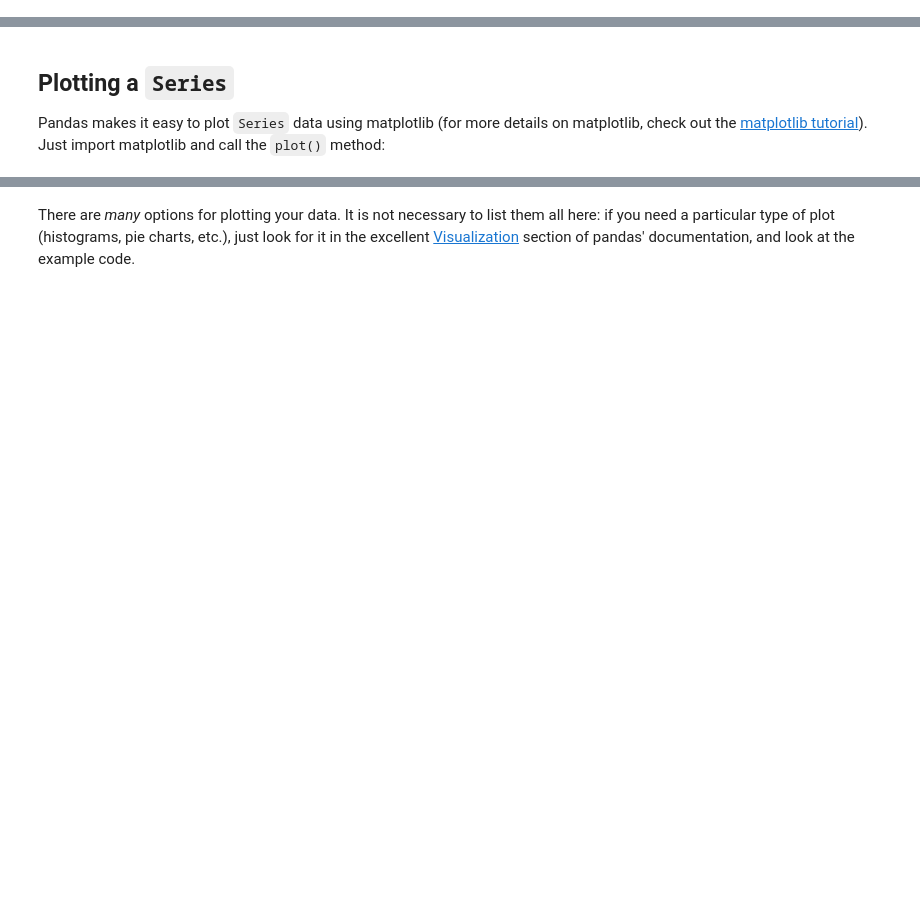
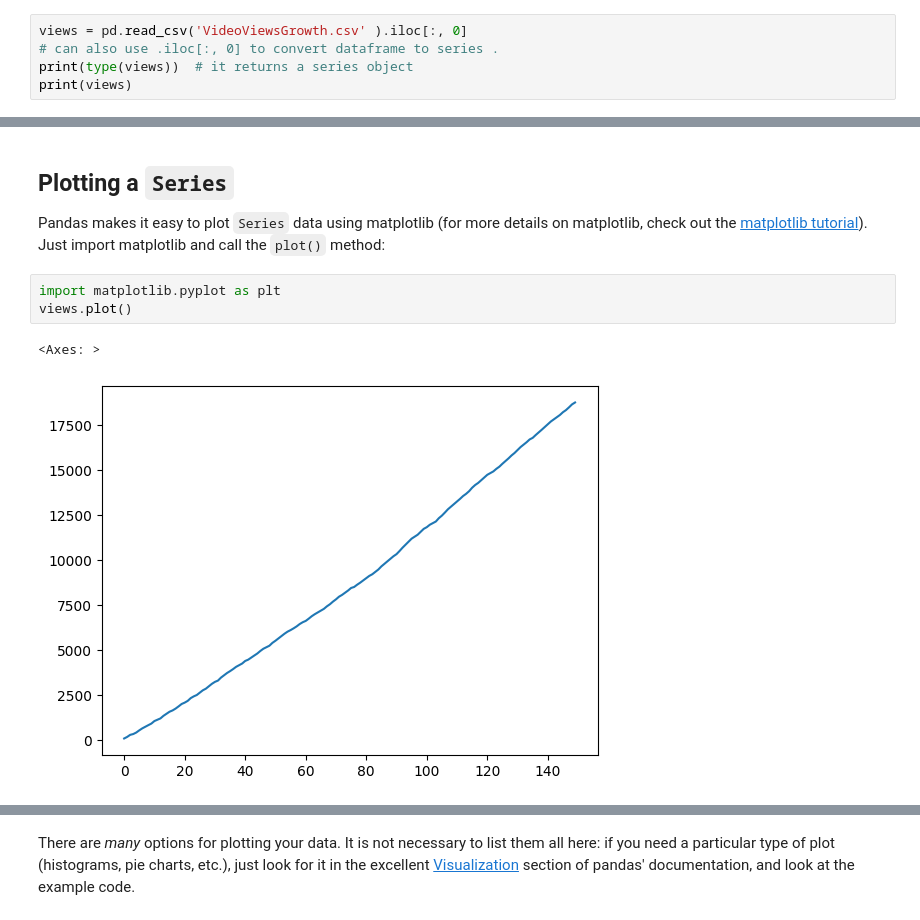
Before and after one commit to DevRitesh08/0.-Preparatory-Topics-for-ML, a Jupyter notebook: Pandas/tools_pandas.ipynb, the cells around one changed output, grey strips where cells are left out. Drawn from its saved outputs; the diff is of its cells as text; blank space fills up the shorter version.

```diff
--- a/Pandas/tools_pandas.ipynb
+++ b/Pandas/tools_pandas.ipynb
@@ -355,0 +399,5 @@ dtype: int64
+# %%
+views = pd.read_csv('VideoViewsGrowth.csv' ).iloc[:, 0]
+# can also use .iloc[:, 0] to convert dataframe to series .
+print(type(views))  # it returns a series object
+print(views)
@@ -356,3 +1190,9 @@ dtype: int64
 # %% [markdown]
 ## Plotting a `Series`
 Pandas makes it easy to plot `Series` data using matplotlib (for more details on matplotlib, check out the [matplotlib tutorial](tools_matplotlib.ipynb)). Just import matplotlib and call the `plot()` method:
+# %%
+import matplotlib.pyplot as plt
+views.plot()
+# %% [output]
+<Axes: >
+[figure, added]
```
Also changed, not shown: parts of 109 cells of this notebook, 5 other files.
